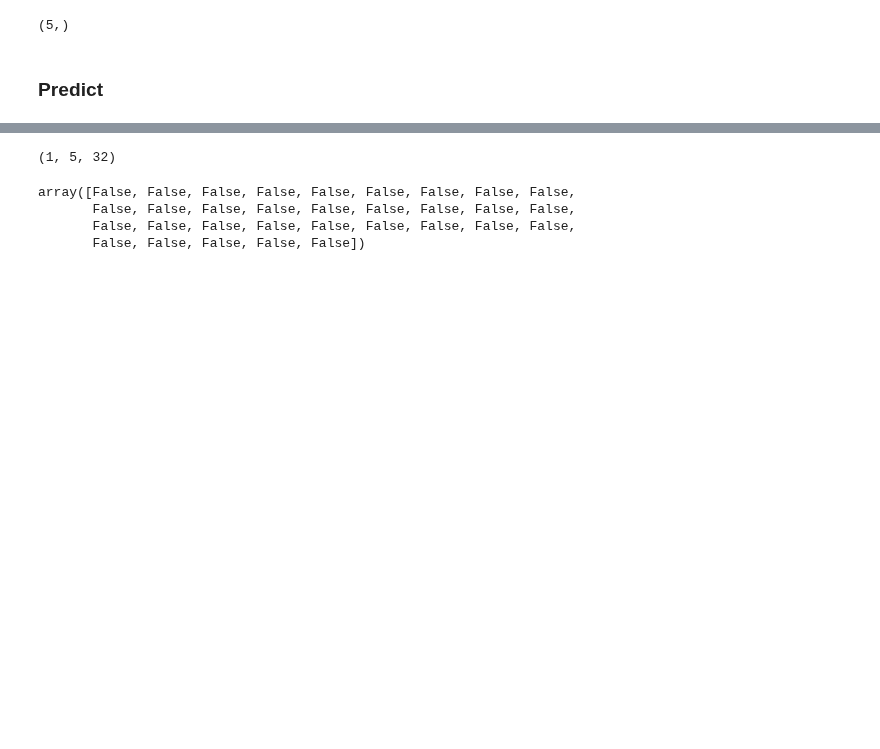
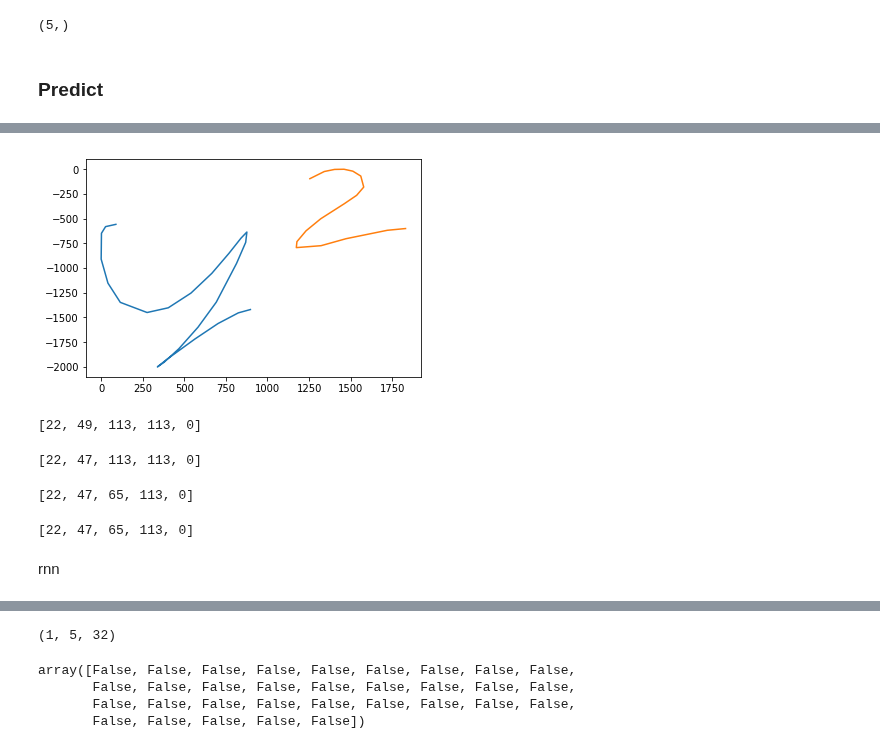
Before and after one commit to karino2/tegashiki, a Jupyter notebook: tegashiki_eval.ipynb, the cells around one changed output, grey strips where cells are left out. Cells and saved outputs as stored; diff of their text form; code cells hidden in the pictures; blank space fills up the shorter version.

```diff
--- a/tegashiki_eval.ipynb
+++ b/tegashiki_eval.ipynb
@@ -570,0 +649,3 @@ predict(res[0][0]['input_stroke'],  np.array([112, 77, 75, 90, 113]))
+# %%
+with open("20190627_20335244.json") as f:
+  data = json.load(f)
@@ -570,0 +656,2 @@ predict(res[0][0]['input_stroke'],  np.array([112, 77, 75, 90, 113]))
+# %%
+normalized = np.array(data[1]).reshape(13, 50, 3)
@@ -570,0 +662,22 @@ predict(res[0][0]['input_stroke'],  np.array([112, 77, 75, 90, 113]))
+# %%
+plot_stroke(normalized)
+# %% [output]
+[figure, added]
+# %%
+predict(normalized,  np.array([112, 0, 0, 0, 0]))
+# %% [output]
+[22, 49, 113, 113, 0]
+# %%
+predict(normalized,  np.array([112, 22, 0, 0, 0]))
+# %% [output]
+[22, 47, 113, 113, 0]
+# %%
+predict(normalized,  np.array([112, 22, 47, 0, 0]))
+# %% [output]
+[22, 47, 65, 113, 0]
+# %%
+predict(normalized,  np.array([112, 22, 47, 65, 0]))
+# %% [output]
+[22, 47, 65, 113, 0]
+# %% [markdown]
+rnn
```
Also changed, not shown: parts of 71 cells of this notebook.
